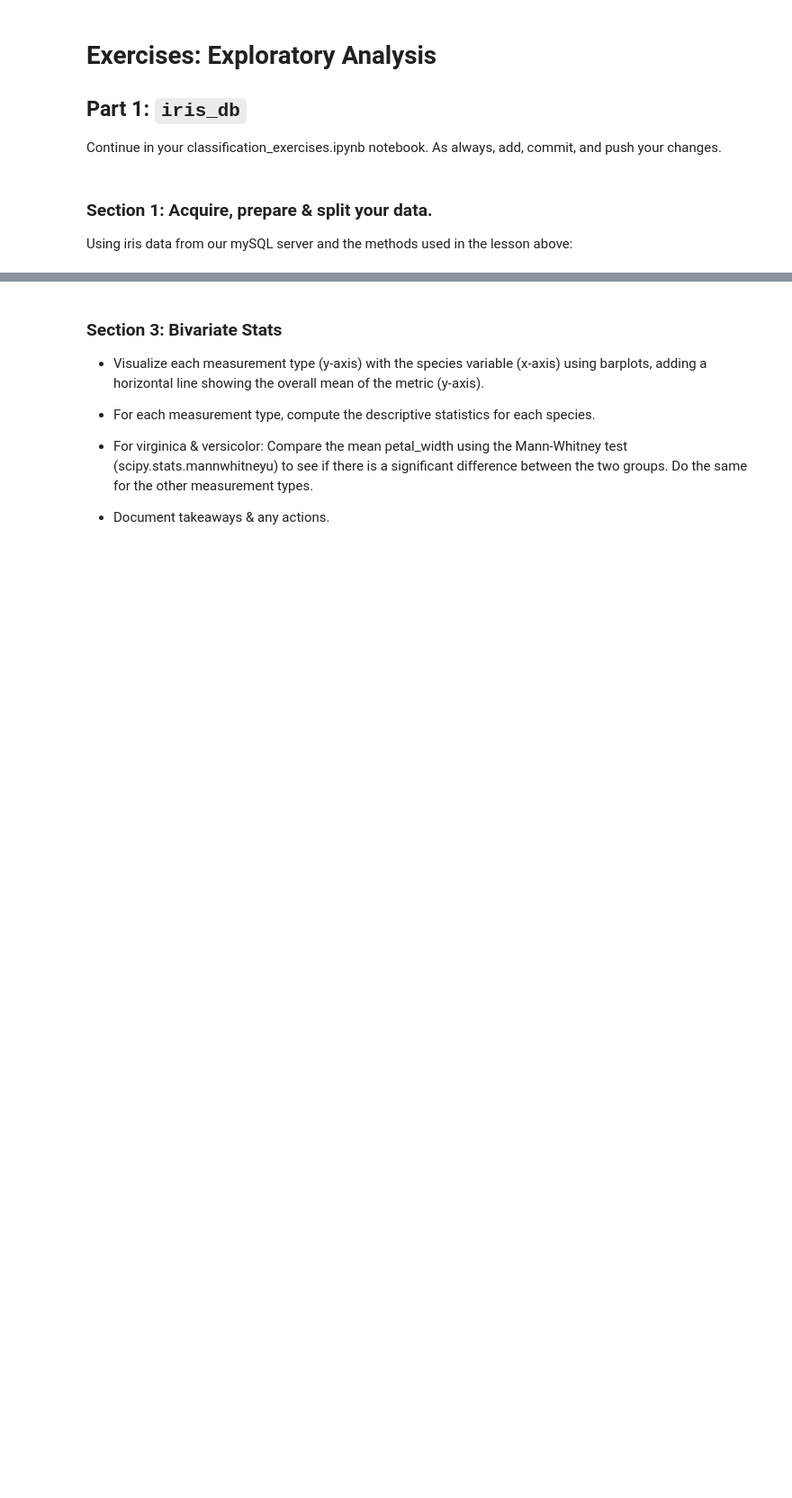
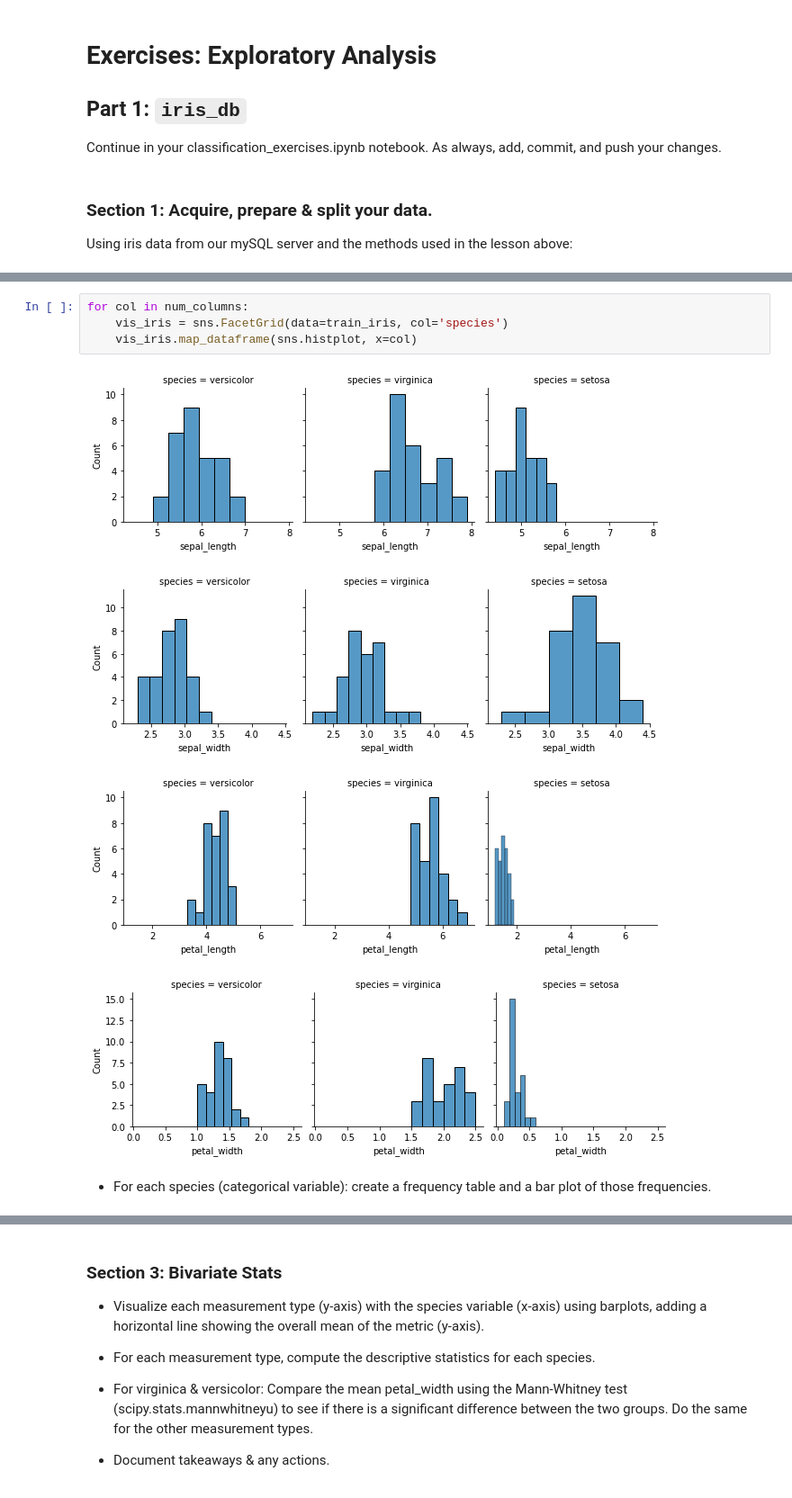
Before and after one commit to joshua-shorterivey/classification-exercises, a Jupyter notebook: classification_exercises.ipynb, the cells around one changed output, grey strips where cells are left out. Shown at 90% size. Drawn from its saved outputs; the diff is of its cells as text; blank space fills up the shorter version.

```diff
--- a/classification_exercises.ipynb
+++ b/classification_exercises.ipynb
@@ -773,0 +856,11 @@ df_iris = acquire.df
+# %%
+for col in num_columns:
+    vis_iris = sns.FacetGrid(data=train_iris, col='species')
+    vis_iris.map_dataframe(sns.histplot, x=col)
+# %% [output]
+[figure, added]
+[figure, added]
+[figure, added]
+[figure, added]
+# %% [markdown]
+* For each species (categorical variable): create a frequency table and a bar plot of those frequencies.
```
Also changed, not shown: parts of 16 cells of this notebook, 1 other file.
